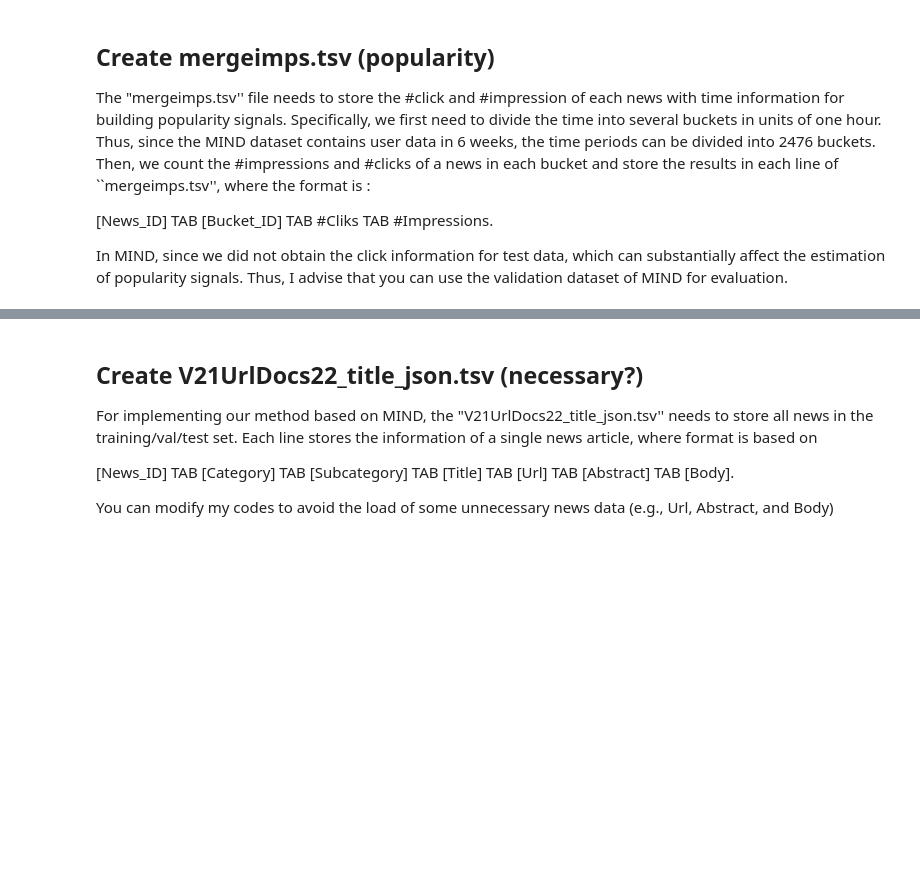
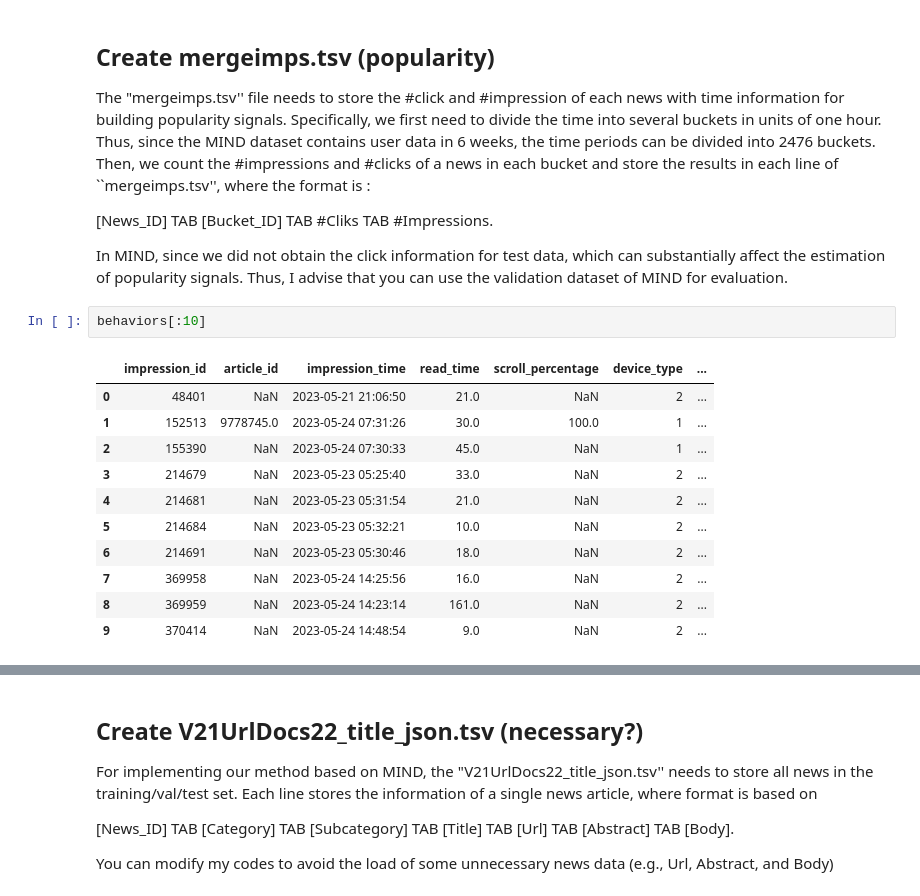
Before and after one commit to IvoBrink/RecSys-PP-Rec, a Jupyter notebook: data/Challenge/ebnerd_original/reformat_data.ipynb, the cells around one changed output, grey strips where cells are left out. Drawn from its saved outputs; the diff is of its cells as text; blank space fills up the shorter version.

```diff
--- a/data/Challenge/ebnerd_original/reformat_data.ipynb
+++ b/data/Challenge/ebnerd_original/reformat_data.ipynb
@@ -47,3 +41,17 @@ The "mergeimps.tsv'' file needs to store the #click and #impression of each news
 [News_ID] TAB [Bucket_ID] TAB #Cliks TAB #Impressions.
 
 In MIND, since we did not obtain the click information for test data, which can substantially affect the estimation of popularity signals. Thus, I advise that you can use the validation dataset of MIND for evaluation.
+# %%
+behaviors[:10]
+# %% [output]
+|  | impression_id | article_id | impression_time | read_time | scroll_percentage | device_type | ... |
+| 0 | 48401 | NaN | 2023-05-21 21:06:50 | 21.0 | NaN | 2 | ... |
+| 1 | 152513 | 9778745.0 | 2023-05-24 07:31:26 | 30.0 | 100.0 | 1 | ... |
+| 2 | 155390 | NaN | 2023-05-24 07:30:33 | 45.0 | NaN | 1 | ... |
+| 3 | 214679 | NaN | 2023-05-23 05:25:40 | 33.0 | NaN | 2 | ... |
+| 4 | 214681 | NaN | 2023-05-23 05:31:54 | 21.0 | NaN | 2 | ... |
+| 5 | 214684 | NaN | 2023-05-23 05:32:21 | 10.0 | NaN | 2 | ... |
+| 6 | 214691 | NaN | 2023-05-23 05:30:46 | 18.0 | NaN | 2 | ... |
+| 7 | 369958 | NaN | 2023-05-24 14:25:56 | 16.0 | NaN | 2 | ... |
+| 8 | 369959 | NaN | 2023-05-24 14:23:14 | 161.0 | NaN | 2 | ... |
+| 9 | 370414 | NaN | 2023-05-24 14:48:54 | 9.0 | NaN | 2 | ... |
```
Also changed, not shown: parts of 6 cells of this notebook, 2 other files.
